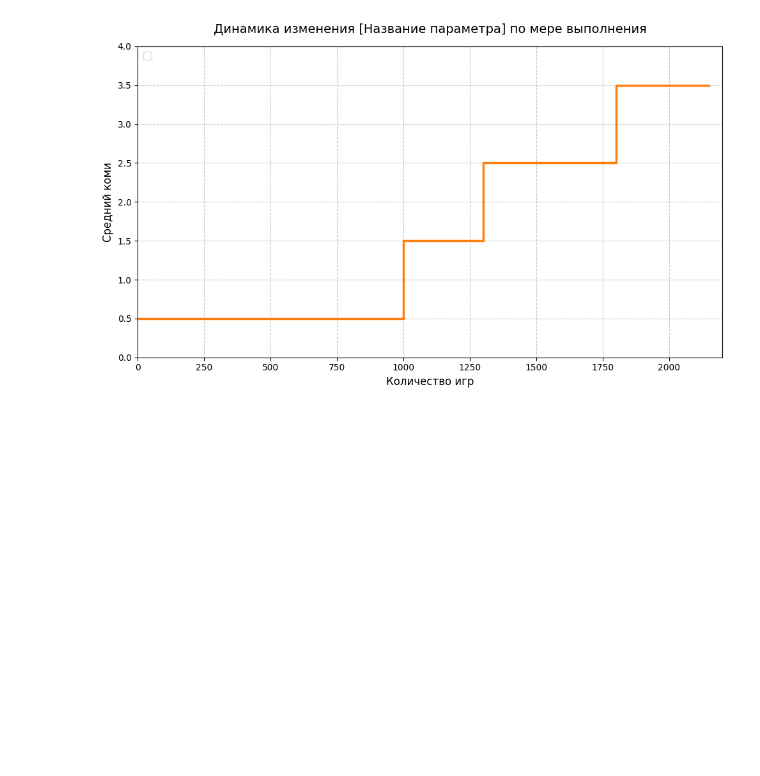
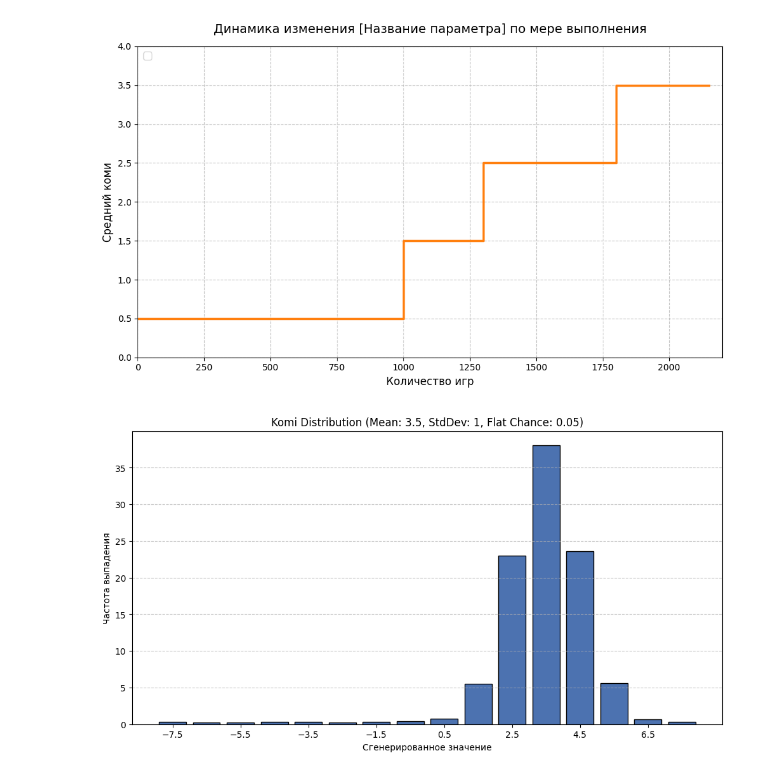
Before and after one commit to Gribtsi/GoL_AI, a Jupyter notebook: mcts_agent.ipynb, the cells around one changed output. Cells and saved outputs as stored; diff of their text form; code cells hidden in the pictures; blank space fills up the shorter version.

```diff
--- a/mcts_agent.ipynb
+++ b/mcts_agent.ipynb
@@ -437,3 +423,47 @@ plt.tight_layout()
 plt.show()
 # %% [output]
 [figure]
+# %%
+import numpy as np
+import matplotlib.pyplot as plt
+
+def generate_komi(mean_komi: float, max_komi: int = 15, std_dev: float = 3.0, flat_chance: float = 0.1) -> float:
+    """
+    Генерирует коми. С вероятностью flat_chance выбирает равномерно из всего диапазона,
+    иначе использует нормальное распределение вокруг mean_komi.
+
+    :param flat_chance: Шанс (0.0 - 1.0) выбрать плоское (uniform) распределение.
+    """
+    possible_values = np.arange(-max_komi + 0.5, max_komi, 1.0)
+
+    # 1. Проверяем шанс на плоское распределение
+    if np.random.random() < flat_chance:
+        return np.random.choice(possible_values)
+
+    # 2. Иначе используем стандартный колокол Гаусса
+    probabilities = np.exp(-0.5 * ((possible_values - mean_komi) / std_dev) ** 2)
+    probabilities /= np.sum(probabilities)
+
+    return np.random.choice(possible_values, p=probabilities)
+
+
+
+def test_komi_generation(mean_komi: float = 5.5, max_komi: int = 15, std_dev: float = 2.0, flat_chance: float = 0.1, num_samples: int = 20000):
+    """Семплирует значения и рисует график."""
+    samples = [generate_komi(mean_komi, max_komi, std_dev, flat_chance) for _ in range(num_samples)]
+    unique_vals, counts = np.unique(samples, return_counts=True)
+
+    plt.figure(figsize=(12, 6))
+    plt.bar(unique_vals, counts / num_samples * 100, width=0.8, color='#4C72B0', edgecolor='black')
+
+    plt.title(f'Komi Distribution (Mean: {mean_komi}, StdDev: {std_dev}, Flat Chance: {flat_chance})')
+    plt.xlabel('Сгенерированное значение')
+    plt.ylabel('Частота выпадения')
+
+    plt.xticks(np.arange(-max_komi + 0.5, max_komi, 2.0))
+    plt.grid(axis='y', linestyle='--', alpha=0.7)
+    plt.show()
+# %%
+test_komi_generation(mean_komi=3.5, max_komi=8, std_dev=1, flat_chance=0.05)
+# %% [output]
+[figure, added]
```
Also changed, not shown: parts of 4 cells of this notebook, 11 other files.
